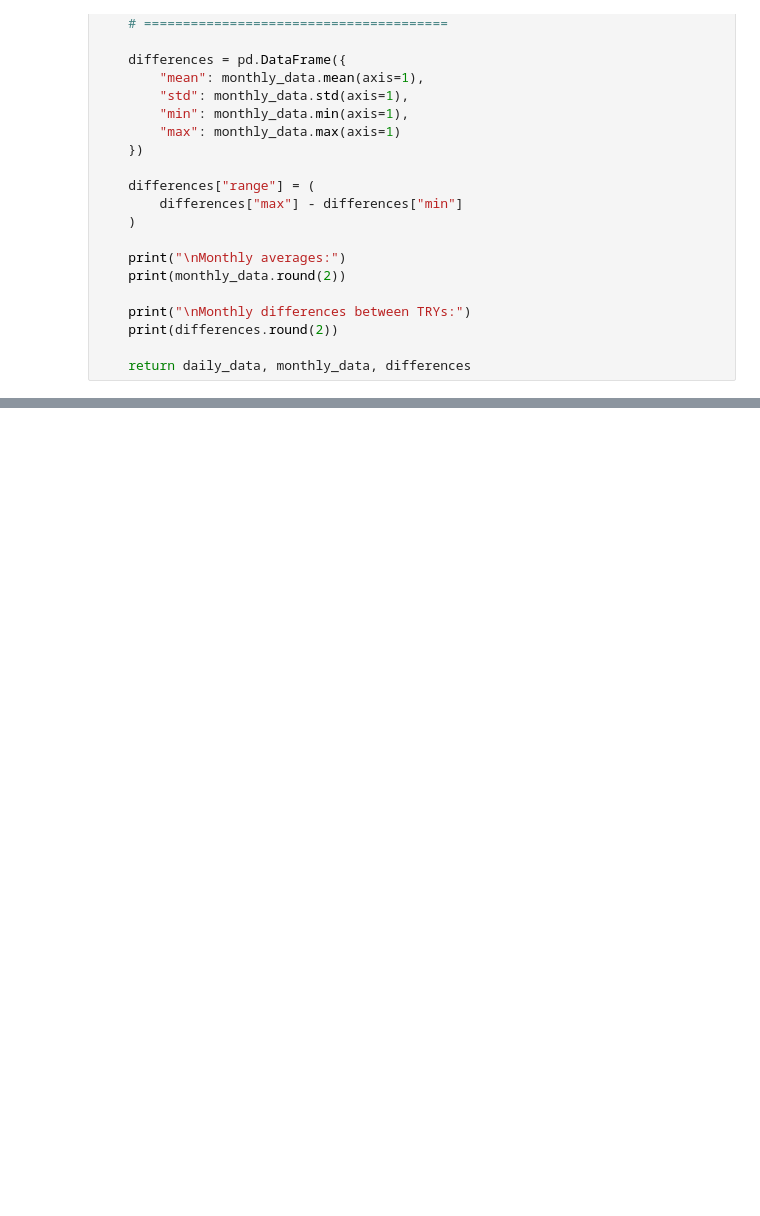
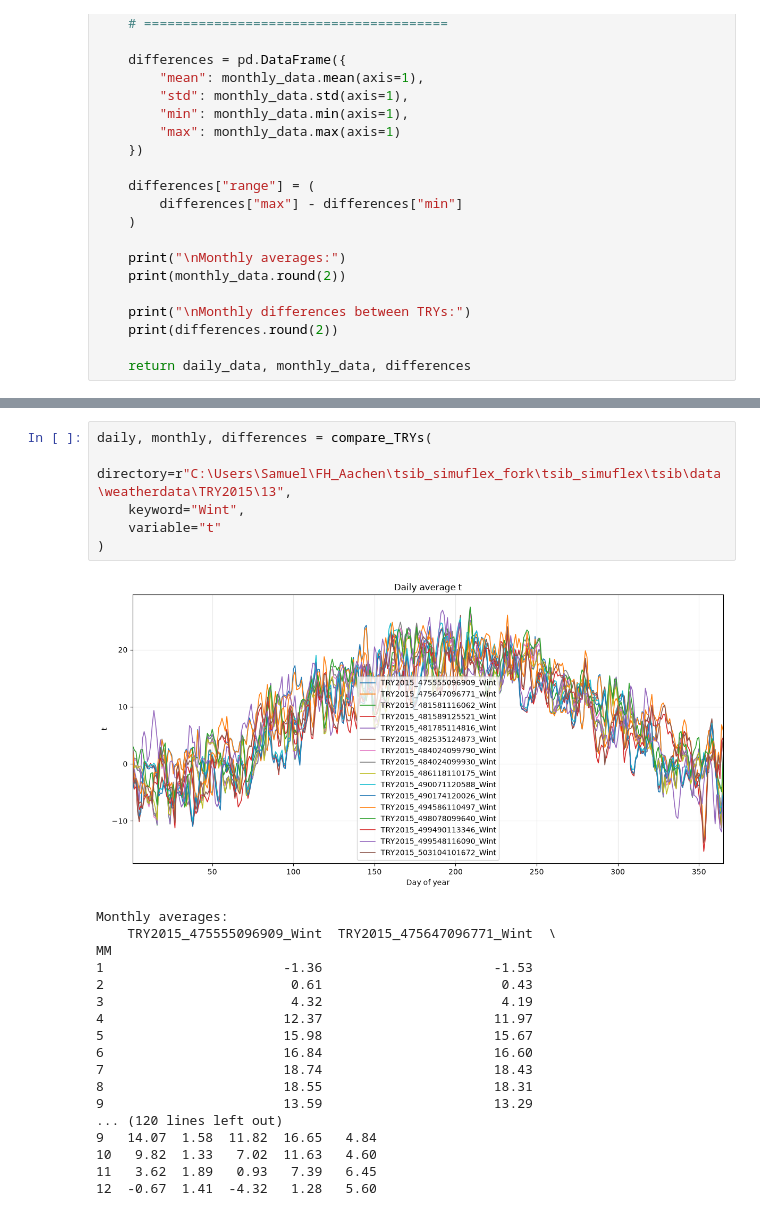
Before and after one commit to NV717/tsib_simuflex, a Jupyter notebook: tsib/Weather.ipynb, the cells around one changed output, grey strips where cells are left out. Drawn from its saved outputs; the diff is of its cells as text; blank space fills up the shorter version.

```diff
--- a/tsib/Weather.ipynb
+++ b/tsib/Weather.ipynb
@@ -205,0 +232,25 @@ MM
+# %%
+daily, monthly, differences = compare_TRYs(
+    directory=r"C:\Users\Samuel\FH_Aachen\tsib_simuflex_fork\tsib_simuflex\tsib\data\weatherdata\TRY2015\13",
+    keyword="Wint",
+    variable="t"
+)
+# %% [output]
+[figure, added]
+Monthly averages:
+    TRY2015_475555096909_Wint  TRY2015_475647096771_Wint  \
+MM
+1                       -1.36                      -1.53
+2                        0.61                       0.43
+3                        4.32                       4.19
+4                       12.37                      11.97
+5                       15.98                      15.67
+6                       16.84                      16.60
+7                       18.74                      18.43
+8                       18.55                      18.31
+9                       13.59                      13.29
+... (120 lines left out)
+9   14.07  1.58  11.82  16.65   4.84
+10   9.82  1.33   7.02  11.63   4.60
+11   3.62  1.89   0.93   7.39   6.45
+12  -0.67  1.41  -4.32   1.28   5.60
```
Also changed, not shown: parts of 4 cells of this notebook, 4 other files.
